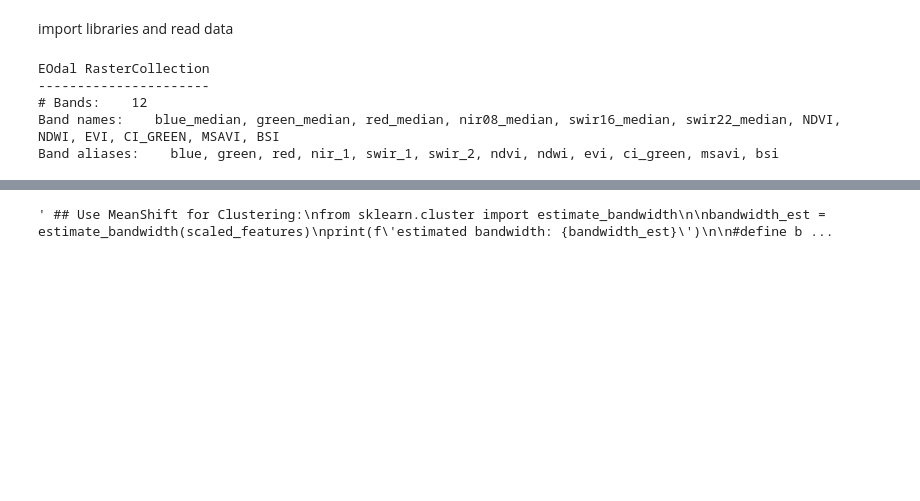
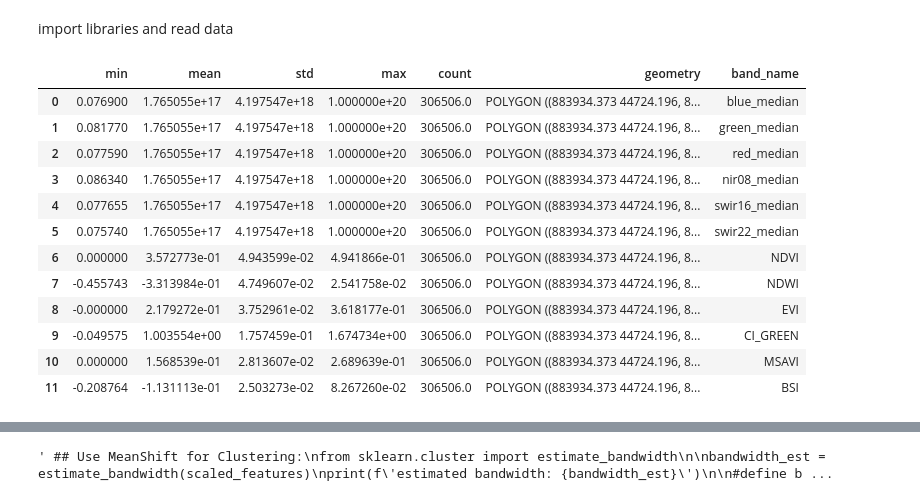
Before and after one commit to ftimcke/LULC-classification, a Jupyter notebook: unsupervised_clustering.ipynb, the cells around one changed output, grey strips where cells are left out. Drawn from its saved outputs; the diff is of its cells as text; code cells hidden in the pictures; blank space fills up the shorter version.

```diff
--- a/unsupervised_clustering.ipynb
+++ b/unsupervised_clustering.ipynb
@@ -34,29 +34,37 @@ from sklearn.preprocessing import StandardScaler
 year = 2021
 # %%
 #read tif from disk:
-fpath_raster = Path(f'S:\MSc_23_TimckeFinn\data\EOdal\landsat_median_composite_{year}.tif')
+fpath_raster = Path(f'S:\MSc_23_TimckeFinn\data\EOdal\landsat_median_composite_{year}_smallAOI.tif')
 
 # initialize a RasterCollection from the .tif file
 composite = RasterCollection.from_multi_band_raster(fpath_raster=fpath_raster,
                                                     band_names_dst= ['blue_median','green_median','red_median','nir08_median','swir16_median','swir22_median'],
                                                     band_aliases = ["blue", "green", "red", "nir_1", "swir_1","swir_2"])
 
 # calculate some SI
 composite.calc_si('NDVI', inplace = True)
 composite.calc_si('NDWI', inplace = True)
 composite.calc_si('EVI', inplace = True)
 composite.calc_si('CI_GREEN', inplace = True)
 composite.calc_si('MSAVI', inplace = True)
 composite.calc_si('BSI', inplace = True)
 
 # print band summaries
 composite.band_summaries()
 # %% [output]
-EOdal RasterCollection
-----------------------
-# Bands:    12
-Band names:    blue_median, green_median, red_median, nir08_median, swir16_median, swir22_median, NDVI, NDWI, EVI, CI_GREEN, MSAVI, BSI
-Band aliases:    blue, green, red, nir_1, swir_1, swir_2, ndvi, ndwi, evi, ci_green, msavi, bsi
+|  | min | mean | std | max | count | geometry | band_name |
+| 0 | 0.076900 | 1.765055e+17 | 4.197547e+18 | 1.000000e+20 | 306506.0 | POLYGON ((883934.373 44724.196, 8... | blue_median |
+| 1 | 0.081770 | 1.765055e+17 | 4.197547e+18 | 1.000000e+20 | 306506.0 | POLYGON ((883934.373 44724.196, 8... | green_median |
+| 2 | 0.077590 | 1.765055e+17 | 4.197547e+18 | 1.000000e+20 | 306506.0 | POLYGON ((883934.373 44724.196, 8... | red_median |
+| 3 | 0.086340 | 1.765055e+17 | 4.197547e+18 | 1.000000e+20 | 306506.0 | POLYGON ((883934.373 44724.196, 8... | nir08_median |
+| 4 | 0.077655 | 1.765055e+17 | 4.197547e+18 | 1.000000e+20 | 306506.0 | POLYGON ((883934.373 44724.196, 8... | swir16_median |
+| 5 | 0.075740 | 1.765055e+17 | 4.197547e+18 | 1.000000e+20 | 306506.0 | POLYGON ((883934.373 44724.196, 8... | swir22_median |
+| 6 | 0.000000 | 3.572773e-01 | 4.943599e-02 | 4.941866e-01 | 306506.0 | POLYGON ((883934.373 44724.196, 8... | NDVI |
+| 7 | -0.455743 | -3.313984e-01 | 4.749607e-02 | 2.541758e-02 | 306506.0 | POLYGON ((883934.373 44724.196, 8... | NDWI |
+| 8 | -0.000000 | 2.179272e-01 | 3.752961e-02 | 3.618177e-01 | 306506.0 | POLYGON ((883934.373 44724.196, 8... | EVI |
+| 9 | -0.049575 | 1.003554e+00 | 1.757459e-01 | 1.674734e+00 | 306506.0 | POLYGON ((883934.373 44724.196, 8... | CI_GREEN |
+| 10 | 0.000000 | 1.568539e-01 | 2.813607e-02 | 2.689639e-01 | 306506.0 | POLYGON ((883934.373 44724.196, 8... | MSAVI |
+| 11 | -0.208764 | -1.131113e-01 | 2.503273e-02 | 8.267260e-02 | 306506.0 | POLYGON ((883934.373 44724.196, 8... | BSI |
 # %%
 # Create a DataFrame from the RasterCollection
 gdf = composite.to_dataframe()
```
Also changed, not shown: parts of 5 cells of this notebook, 2 other files.
